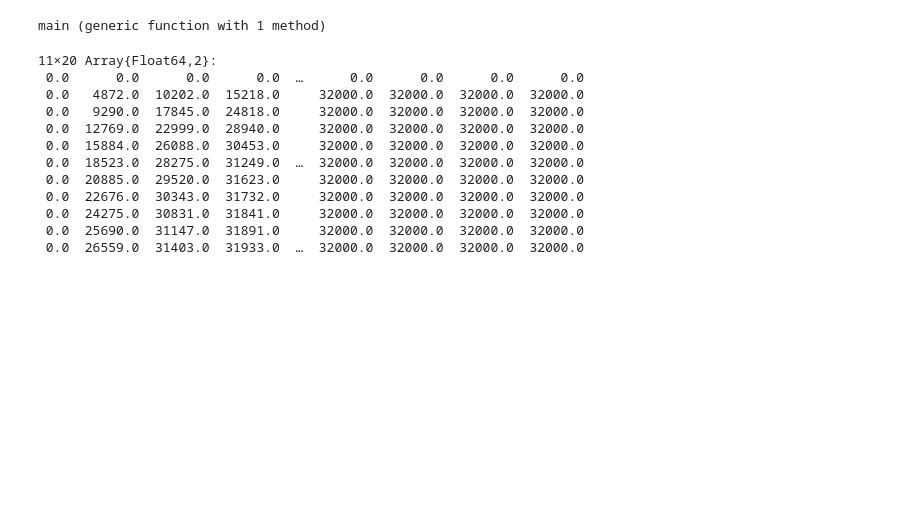
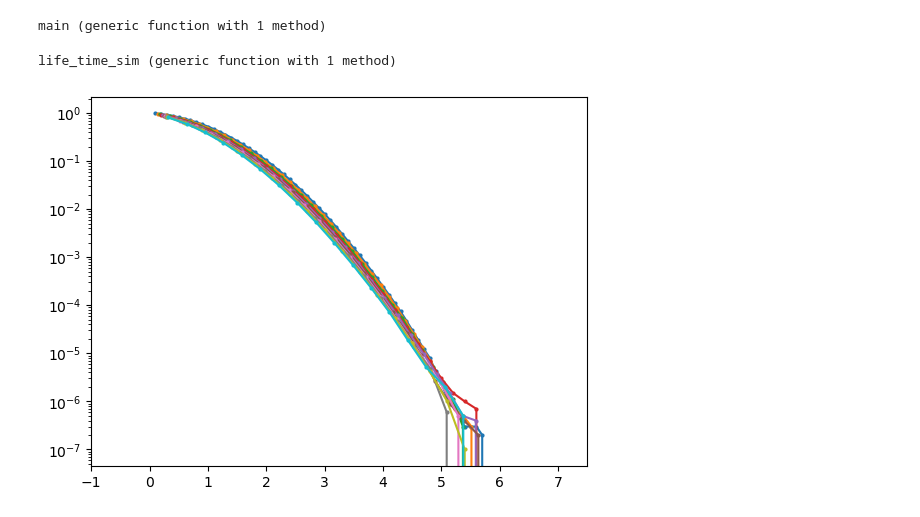
Before and after one commit to sangsq/julia-clifford, a Jupyter notebook: notebooks/channels.ipynb, the cells around one changed output. Cells and saved outputs as stored; diff of their text form; code cells hidden in the pictures; blank space fills up the shorter version.

```diff
--- a/notebooks/channels.ipynb
+++ b/notebooks/channels.ipynb
@@ -437,6 +549,7 @@ n_step = 30
 channel = dephase_z!
 op = adam_op!
 mis = zeros(length(p_list), n_step)
+dilation = 1
 
 for i in 1:length(p_list)
     p = p_list[i]
@@ -444,7 +557,8 @@ for i in 1:length(p_list)
         state = all_up(n)
         for k in 1:n_step
             mis[i, k] += left_ee_on_all_cuts(state)[cut+1] + right_ee_on_all_cuts(state)[cut+1] - entropy(state)
-            bw_update!(state, channel, p, op)
+#             bw_update!(state, channel, p, op)
+            bw_update!(state, channel, p, op, dilation, periodic=true)
         end
     end
 end
@@ -639,18 +755,53 @@ function main()
 end
 # %% [output]
 main (generic function with 1 method)
-# %%
-main()
-# %% [output]
-11×20 Array{Float64,2}:
- 0.0      0.0      0.0      0.0  …      0.0      0.0      0.0      0.0
- 0.0   4872.0  10202.0  15218.0     32000.0  32000.0  32000.0  32000.0
- 0.0   9290.0  17845.0  24818.0     32000.0  32000.0  32000.0  32000.0
- 0.0  12769.0  22999.0  28940.0     32000.0  32000.0  32000.0  32000.0
- 0.0  15884.0  26088.0  30453.0     32000.0  32000.0  32000.0  32000.0
- 0.0  18523.0  28275.0  31249.0  …  32000.0  32000.0  32000.0  32000.0
- 0.0  20885.0  29520.0  31623.0     32000.0  32000.0  32000.0  32000.0
- 0.0  22676.0  30343.0  31732.0     32000.0  32000.0  32000.0  32000.0
- 0.0  24275.0  30831.0  31841.0     32000.0  32000.0  32000.0  32000.0
- 0.0  25690.0  31147.0  31891.0     32000.0  32000.0  32000.0  32000.0
- 0.0  26559.0  31403.0  31933.0  …  32000.0  32000.0  32000.0  32000.0
+# %%
+function life_time_sim(p, q)
+    s = 0
+    t = 0
+    while true
+        t += 1
+        s += 1
+        if rand() < q
+            if rand() < 0.5
+                s += 1
+            else
+                s = max(1, s-1)
+            end
+        end
+        if rand() < 1 - (1 - p) ^ s
+            return s, t
+        end
+    end
+end
+# %% [output]
+life_time_sim (generic function with 1 method)
+# %%
+p_list = 0.01:0.01:0.1
+q = 0.3
+max_len = 1000
+count = 1e7
+result = zeros(Int, length(p_list), max_len)
+
+len_by_t = zeros(Int, length(p_list), max_len)
+for i in 1:length(p_list)
+    p = p_list[i]
+    for _ in 1:count
+        s, t = life_time_sim(p, q)
+        result[i, t] += 1
+    end
+end
+# %%
+r = 1 .- cumsum(result, dims=2) ./ count
+fg, ax = subplots()
+for i in 1:length(p_list)
+    p = p_list[i]
+    nv = 0.5
+    ax.plot((1:max_len) .* p^nv, r[i, :], "-o", ms=2, label=p)
+end
+
+ax.set_xlim(-1, 7.5)
+ax.set_yscale("log")
+# ax.set_xscale("log")
+# %% [output]
+[figure, added]
```
Also changed, not shown: parts of 28 cells of this notebook, 9 other files.
